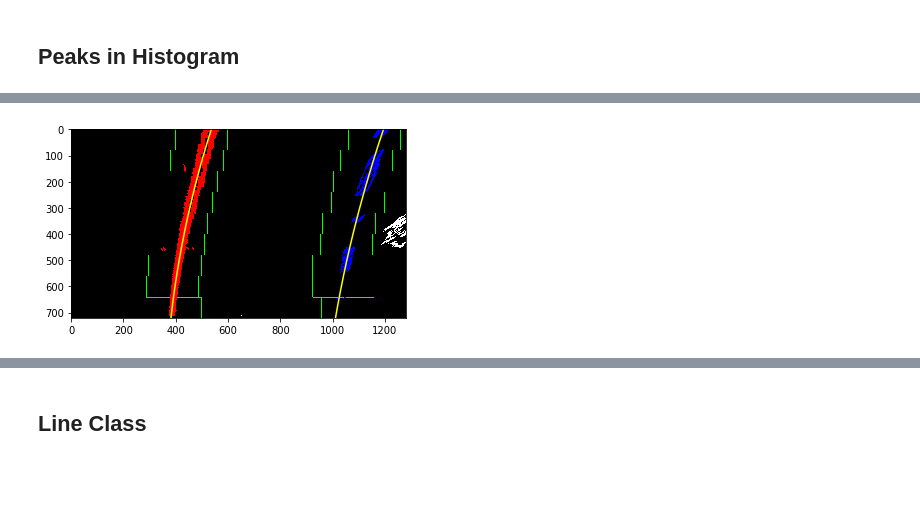
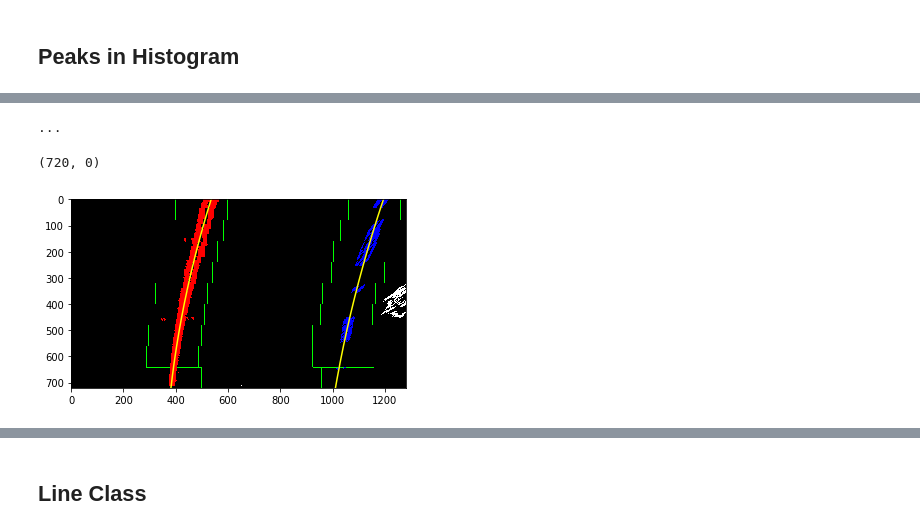
Before and after one commit to jasonashton/CarND-Advanced-Lane-Lines, a Jupyter notebook: lane_lines.ipynb, the cells around one changed output, grey strips where cells are left out. Drawn from its saved outputs; the diff is of its cells as text; code cells hidden in the pictures; blank space fills up the shorter version.

Commit message:
Working output, need to clean up and document

```diff
--- a/lane_lines.ipynb
+++ b/lane_lines.ipynb
@@ -241,6 +241,7 @@ def find_lanes(binary_warped):
     # Create empty lists to receive left and right lane pixel indices
     left_lane_inds = []
     right_lane_inds = []
+    box_data = []
 
     # Step through the windows one by one
     for window in range(nwindows):
@@ -251,6 +252,7 @@ def find_lanes(binary_warped):
         win_xleft_high = leftx_current + margin
         win_xright_low = rightx_current - margin
         win_xright_high = rightx_current + margin
+        box_data.append((win_y_low, win_y_high, win_xleft_low, win_xleft_high, win_xright_low, win_xright_high))
         # Draw the windows on the visualization image
         cv2.rectangle(out_img,(win_xleft_low,win_y_low),(win_xleft_high,win_y_high), (0,255,0), 2)
         cv2.rectangle(out_img,(win_xright_low,win_y_low),(win_xright_high,win_y_high), (0,255,0), 2)
@@ -282,24 +284,48 @@ def find_lanes(binary_warped):
     left_fit = np.polyfit(lefty, leftx, 2)
     right_fit = np.polyfit(righty, rightx, 2)
 
-    # Generate x and y values for plotting
-    ploty = np.linspace(0, binary_warped.shape[0]-1, binary_warped.shape[0] )
-    left_fitx = left_fit[0]*ploty**2 + left_fit[1]*ploty + left_fit[2]
-    right_fitx = right_fit[0]*ploty**2 + right_fit[1]*ploty + right_fit[2]
+    vis_data = (box_data, histogram)
 
-    out_img[nonzeroy[left_lane_inds], nonzerox[left_lane_inds]] = [255, 0, 0]
-    out_img[nonzeroy[right_lane_inds], nonzerox[right_lane_inds]] = [0, 0, 255]
-    plt.imshow(out_img)
-    plt.plot(left_fitx, ploty, color='yellow')
-    plt.plot(right_fitx, ploty, color='yellow')
-    plt.xlim(0, 1280)
-    plt.ylim(720, 0)
+    return left_fit, right_fit, left_lane_inds, right_lane_inds, vis_data
 
-    return left_fit, right_fit, ploty
-
-left_fit, right_fit, ploty = find_lanes(lanes_warped)
+left_fit, right_fit, left_lane_inds, right_lane_inds, vis_data = find_lanes(lanes_warped)
+print('...')
 # %% [output]
-[figure, removed]
+...
+# %%
+left_fit, right_fit, left_lane_inds, right_lane_inds, visualization_data = find_lanes(lanes_warped)
+
+h = lanes_warped.shape[0]
+left_fit_x_int = left_fit[0]*h**2 + left_fit[1]*h + left_fit[2]
+right_fit_x_int = right_fit[0]*h**2 + right_fit[1]*h + right_fit[2]
+
+rectangles = visualization_data[0]
+histogram = visualization_data[1]
+
+# Create an output image to draw on and  visualize the result
+out_img = np.uint8(np.dstack((lanes_warped, lanes_warped, lanes_warped))*255)
+# Generate x and y values for plotting
+ploty = np.linspace(0, lanes_warped.shape[0]-1, lanes_warped.shape[0] )
+left_fitx = left_fit[0]*ploty**2 + left_fit[1]*ploty + left_fit[2]
+right_fitx = right_fit[0]*ploty**2 + right_fit[1]*ploty + right_fit[2]
+for rect in rectangles:
+# Draw the windows on the visualization image
+    cv2.rectangle(out_img,(rect[2],rect[0]),(rect[3],rect[1]),(0,255,0), 2)
+    cv2.rectangle(out_img,(rect[4],rect[0]),(rect[5],rect[1]),(0,255,0), 2)
+# Identify the x and y positions of all nonzero pixels in the image
+nonzero = lanes_warped.nonzero()
+nonzeroy = np.array(nonzero[0])
+nonzerox = np.array(nonzero[1])
+out_img[nonzeroy[left_lane_inds], nonzerox[left_lane_inds]] = [255, 0, 0]
+out_img[nonzeroy[right_lane_inds], nonzerox[right_lane_inds]] = [0, 0, 255]
+plt.imshow(out_img)
+plt.plot(left_fitx, ploty, color='yellow')
+plt.plot(right_fitx, ploty, color='yellow')
+plt.xlim(0, 1280)
+plt.ylim(720, 0)
+# %% [output]
+(720, 0)
+[figure, added]
 # %%
 def find_next_lane(binary_warped, left_fit, right_fit):
     # Assume you now have a new warped binary image
```
Also changed, not shown: parts of 12 cells of this notebook.
